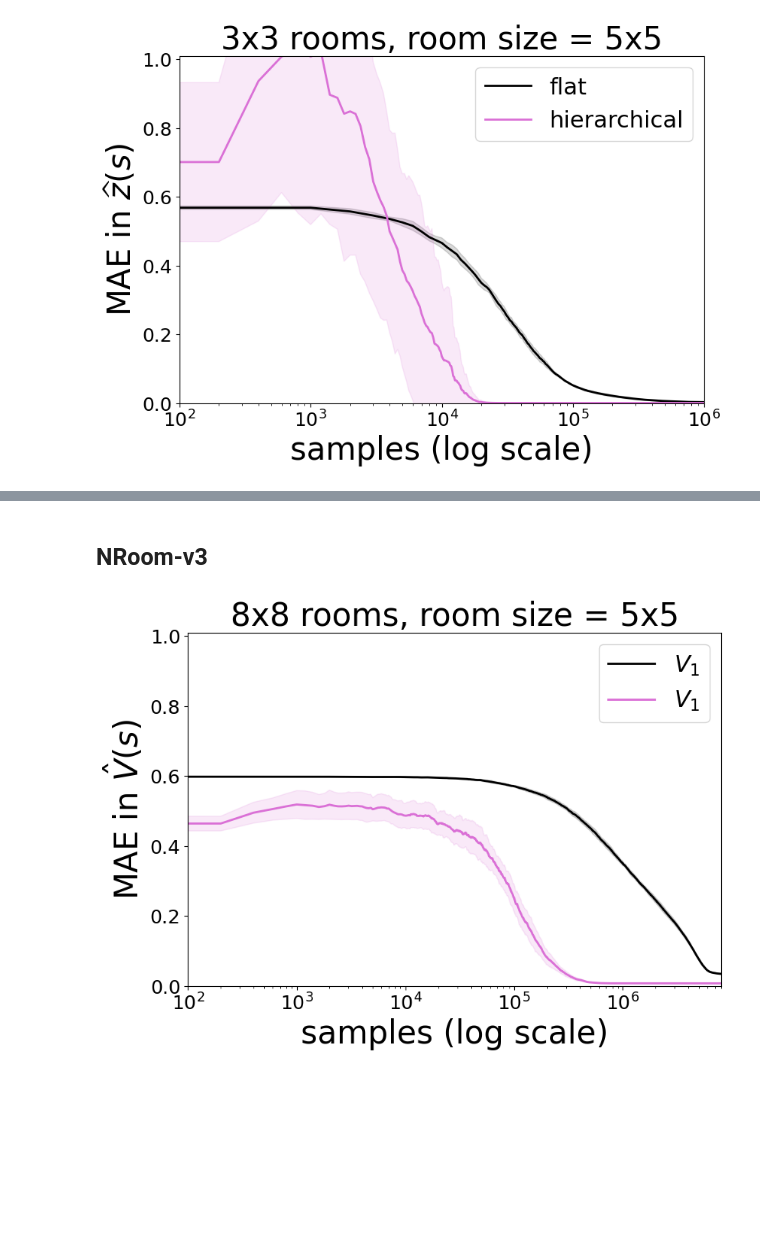
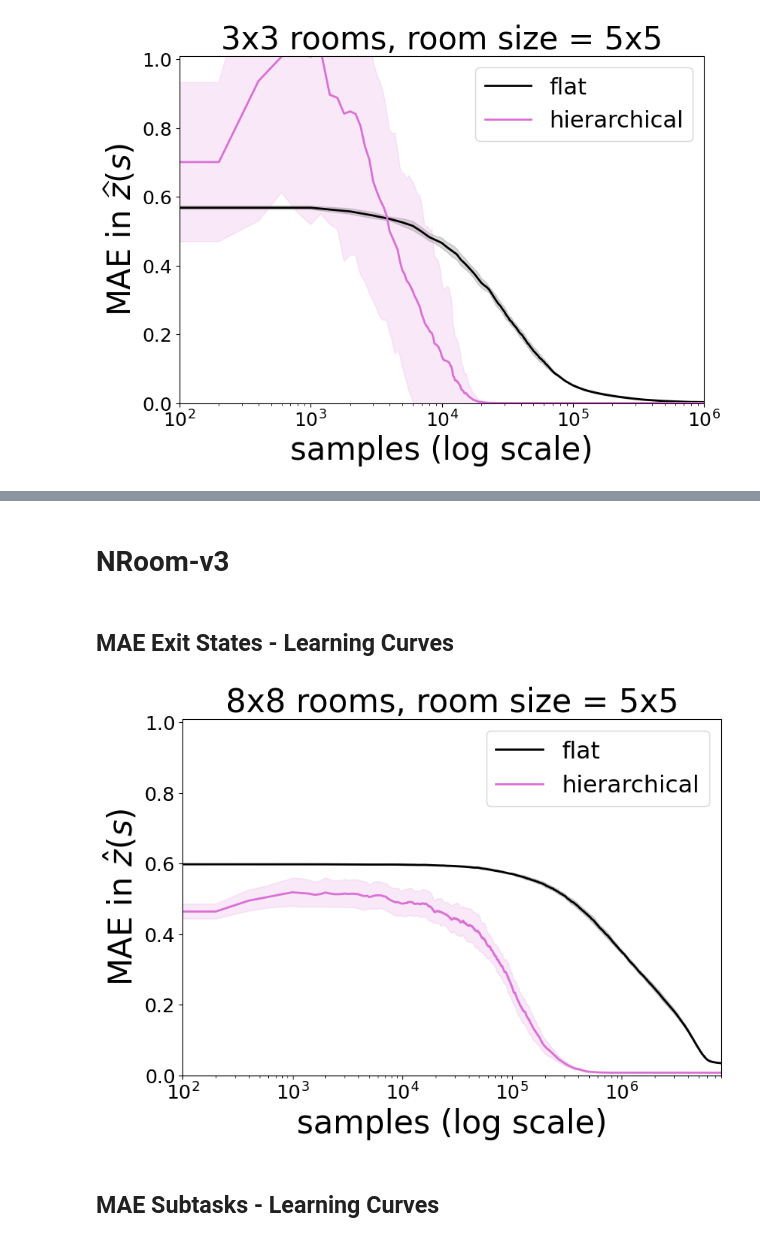
Before and after one commit to guillermoim/halmdps, a Jupyter notebook: notebooks/visualization.ipynb, the cells around one changed output, grey strips where cells are left out. Cells and saved outputs as stored; diff of their text form; code cells hidden in the pictures; blank space fills up the shorter version.

```diff
--- a/notebooks/visualization.ipynb
+++ b/notebooks/visualization.ipynb
@@ -119,5 +318,7 @@ plt.show()
 # %% [markdown]
-## NRoom-v3
+# NRoom-v3
+# %% [markdown]
+## MAE Exit States - Learning Curves
 # %%
 MAX_N_SAMPLES = int(1e6)
 X_LIM = 25
@@ -138,34 +339,36 @@ stepsh = np.append(stepsh, steps[-1])
 h_mean = np.append(h_mean, h_mean[-1])
 h_std = np.append(h_std, h_std[-1])
 
 fig, ax = plt.subplots(1,1, figsize=(9, 6))
 ax.set_title(fr'8x8 rooms, room size = 5x5', **csfont)
 
 # VERSION 1
-ax.plot(steps, flat_mean, linewidth=2, color='black', label='$V_1$')
+ax.plot(steps, flat_mean, linewidth=2, color='black', label='flat')
 ax.fill_between(steps, flat_mean-flat_std, flat_mean+flat_std, color='black', alpha=alpha)
 # VERSION 2
-ax.plot(stepsh, h_mean , linewidth=2, color='orchid', label='$V_1$')
+ax.plot(stepsh, h_mean , linewidth=2, color='orchid', label='hierarchical')
 ax.fill_between(stepsh, h_mean-h_std, h_mean+h_std, color='orchid', alpha=alpha)
 
 plt.ticklabel_format(style='sci', axis='x', scilimits=(0,0))
 
 legend = ['$V_1$']
 
 ax.legend(fontsize=22, loc=1)
 ax.set_ylim((0, 1.01))
 ax.set_xscale("log")
 ax.set_xlim((1e2, 8e6))
 
 
 ax.tick_params(axis='both', which='major', labelsize=18)
 ax.tick_params(axis='both', which='minor', labelsize=18)
 ax.xaxis.offsetText.set_fontsize(18)
 
-ax.set_ylabel('MAE in $\hat V(s)$', **hfont)
+ax.set_ylabel('MAE in $\hat z(s)$', **hfont)
 ax.set_xlabel('samples (log scale)', **hfont)
 
 plt.savefig('../results/pictures/nrooms_8_8.pdf', bbox_inches='tight', dpi=500)
 plt.show()
 # %% [output]
-[figure, old version]
+[figure, new version]
+# %% [markdown]
+## MAE Subtasks - Learning Curves
```
Also changed, not shown: parts of 31 cells of this notebook, 20 other files.
